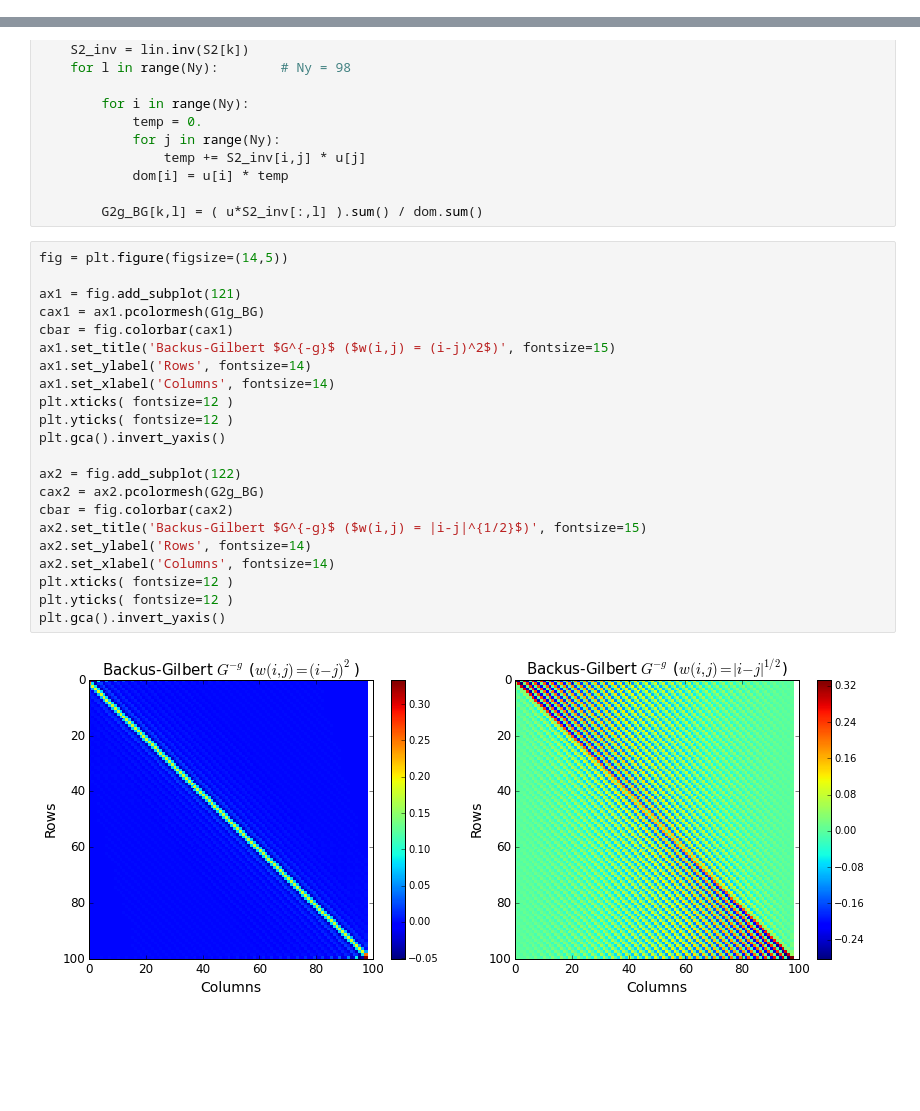
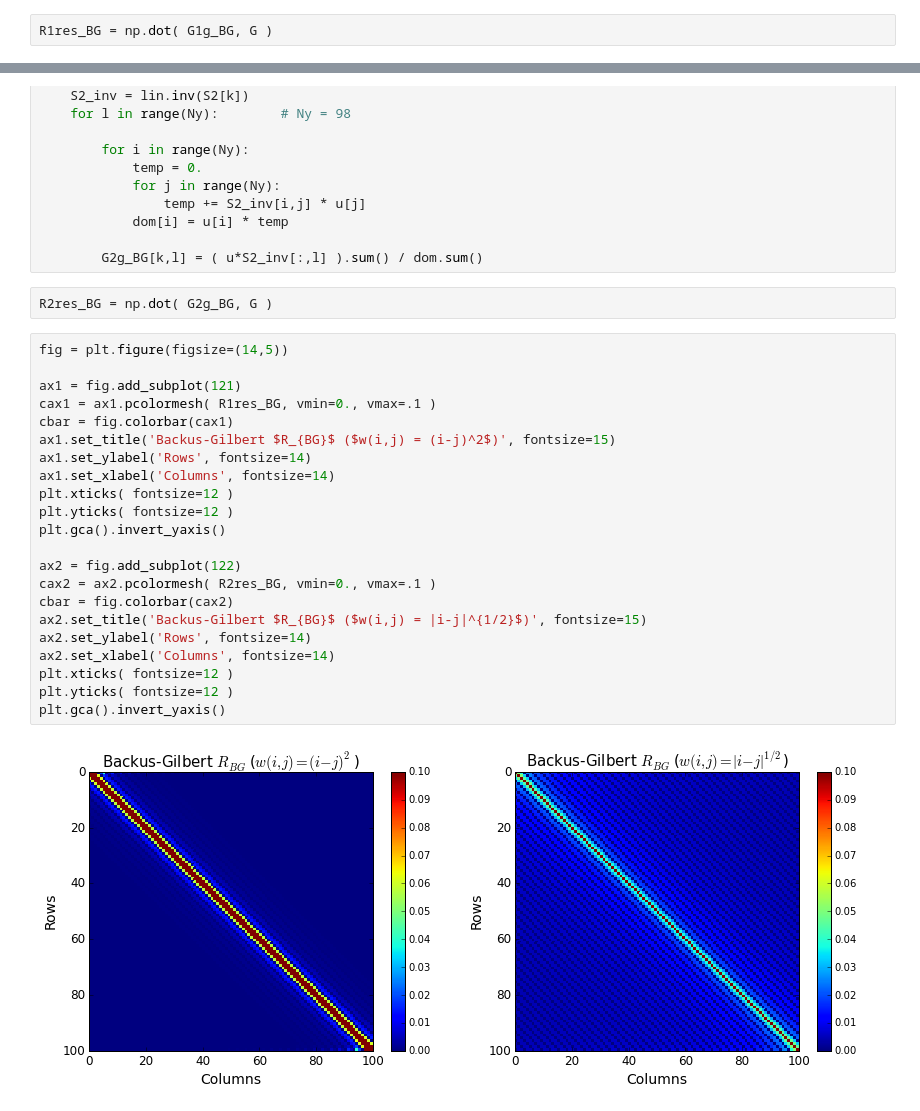
Before and after one commit to roxyboy/Geophysical-Inverse-Theory, a Jupyter notebook: GIT_HW/04GIT_HW.ipynb, the cells around one changed output, grey strips where cells are left out. Cells and saved outputs as stored; diff of their text form; blank space fills up the shorter version.

```diff
--- a/GIT_HW/04GIT_HW.ipynb
+++ b/GIT_HW/04GIT_HW.ipynb
@@ -87,6 +91,8 @@ for k in range(Nx):           # Nx = 100
             dom[i] = u[i] * temp
 
         G1g_BG[k,l] = ( u*S1_inv[:,l] ).sum() / dom.sum()
+# %%
+R1res_BG = np.dot( G1g_BG, G )
 # %%
 fig = plt.figure(figsize=(14,5))
 
@@ -146,30 +152,32 @@ for k in range(Nx):           # Nx = 100
             dom[i] = u[i] * temp
 
         G2g_BG[k,l] = ( u*S2_inv[:,l] ).sum() / dom.sum()
+# %%
+R2res_BG = np.dot( G2g_BG, G )
 # %%
 fig = plt.figure(figsize=(14,5))
 
 ax1 = fig.add_subplot(121)
-cax1 = ax1.pcolormesh(G1g_BG)
+cax1 = ax1.pcolormesh( R1res_BG, vmin=0., vmax=.1 )
 cbar = fig.colorbar(cax1)
-ax1.set_title('Backus-Gilbert $G^{-g}$ ($w(i,j) = (i-j)^2$)', fontsize=15)
+ax1.set_title('Backus-Gilbert $R_{BG}$ ($w(i,j) = (i-j)^2$)', fontsize=15)
 ax1.set_ylabel('Rows', fontsize=14)
 ax1.set_xlabel('Columns', fontsize=14)
 plt.xticks( fontsize=12 )
 plt.yticks( fontsize=12 )
 plt.gca().invert_yaxis()
 
 ax2 = fig.add_subplot(122)
-cax2 = ax2.pcolormesh(G2g_BG)
+cax2 = ax2.pcolormesh( R2res_BG, vmin=0., vmax=.1 )
 cbar = fig.colorbar(cax2)
-ax2.set_title('Backus-Gilbert $G^{-g}$ ($w(i,j) = |i-j|^{1/2}$)', fontsize=15)
+ax2.set_title('Backus-Gilbert $R_{BG}$ ($w(i,j) = |i-j|^{1/2}$)', fontsize=15)
 ax2.set_ylabel('Rows', fontsize=14)
 ax2.set_xlabel('Columns', fontsize=14)
 plt.xticks( fontsize=12 )
 plt.yticks( fontsize=12 )
 plt.gca().invert_yaxis()
 # %% [output]
-[figure, old version]
+[figure, new version]
 # %% [markdown]
 ## Comments
 
```
Also changed, not shown: parts of 5 cells of this notebook.
